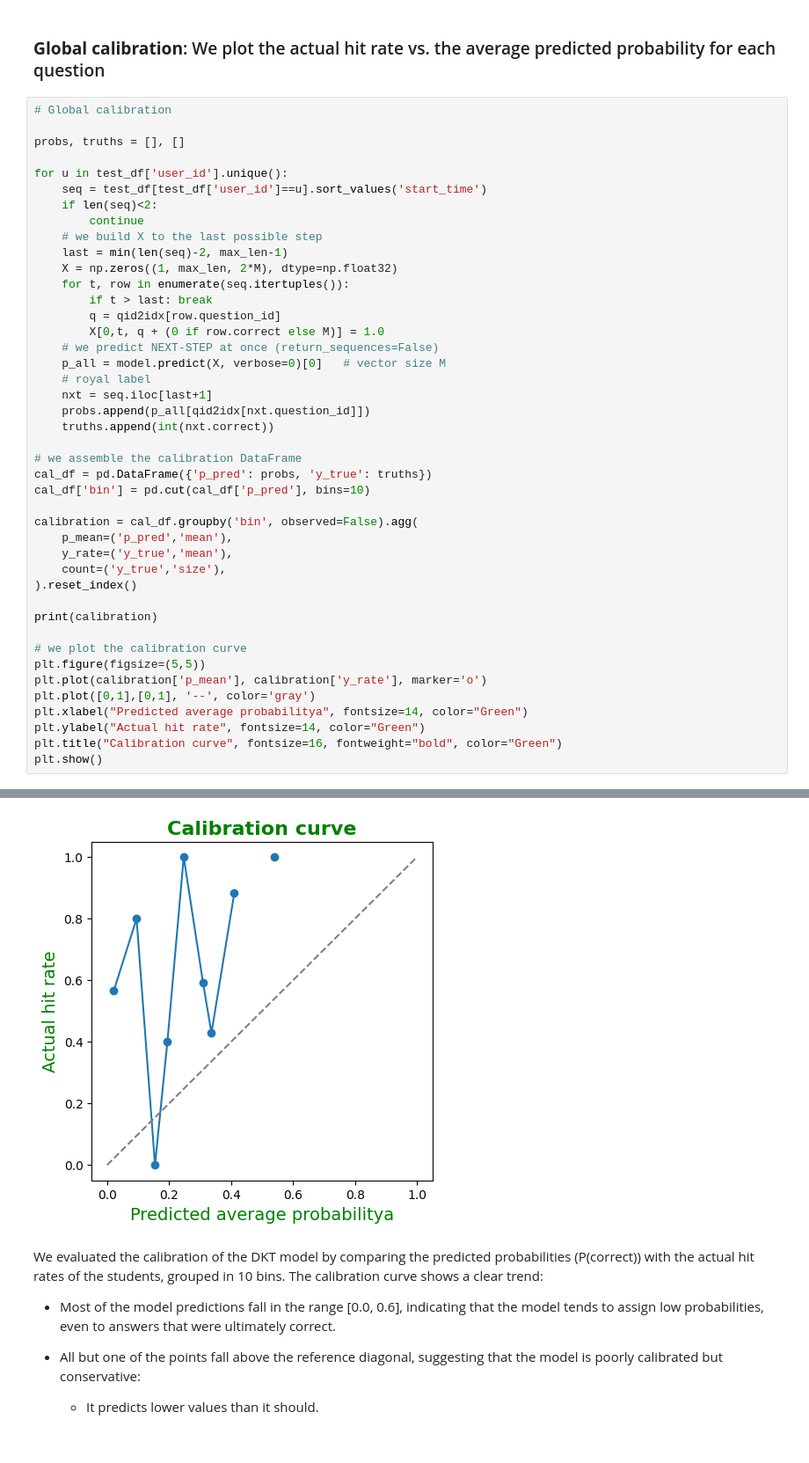
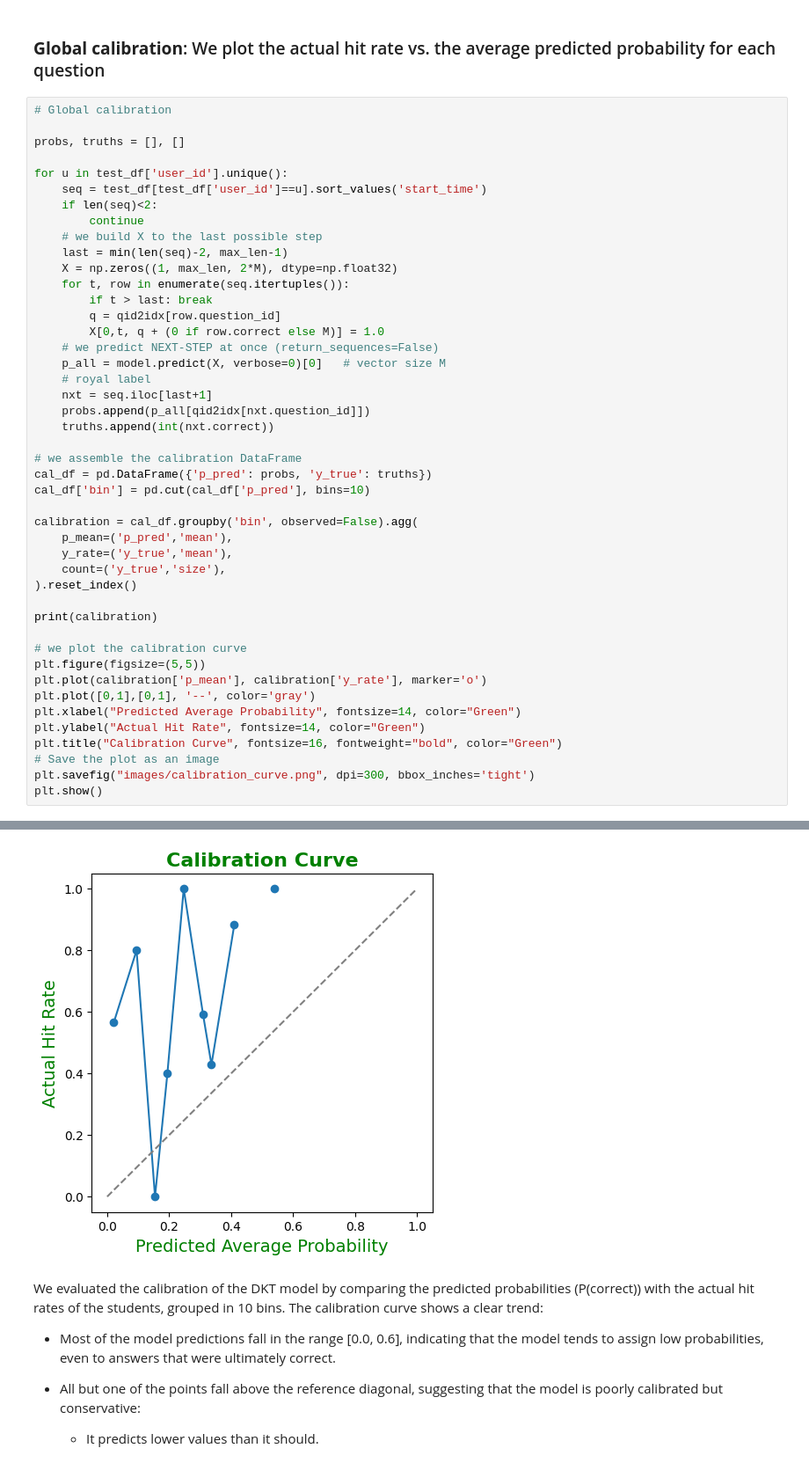
Before and after one commit to alriffaud/ML_Final_Project, a Jupyter notebook: Knowledge_Tracing_Models/3_DKT/dkt.ipynb, the cells around one changed output, grey strips where cells are left out. Shown: that part at 88% size. Drawn from its saved outputs; the diff is of its cells as text.

```diff
--- a/Knowledge_Tracing_Models/3_DKT/dkt.ipynb
+++ b/Knowledge_Tracing_Models/3_DKT/dkt.ipynb
@@ -568,37 +568,39 @@ for u in test_df['user_id'].unique():
 
 # we assemble the calibration DataFrame
 cal_df = pd.DataFrame({'p_pred': probs, 'y_true': truths})
 cal_df['bin'] = pd.cut(cal_df['p_pred'], bins=10)
 
 calibration = cal_df.groupby('bin', observed=False).agg(
     p_mean=('p_pred','mean'),
     y_rate=('y_true','mean'),
     count=('y_true','size'),
 ).reset_index()
 
 print(calibration)
 
 # we plot the calibration curve
 plt.figure(figsize=(5,5))
 plt.plot(calibration['p_mean'], calibration['y_rate'], marker='o')
 plt.plot([0,1],[0,1], '--', color='gray')
-plt.xlabel("Predicted average probabilitya", fontsize=14, color="Green")
-plt.ylabel("Actual hit rate", fontsize=14, color="Green")
-plt.title("Calibration curve", fontsize=16, fontweight="bold", color="Green")
+plt.xlabel("Predicted Average Probability", fontsize=14, color="Green")
+plt.ylabel("Actual Hit Rate", fontsize=14, color="Green")
+plt.title("Calibration Curve", fontsize=16, fontweight="bold", color="Green")
+# Save the plot as an image
+plt.savefig("images/calibration_curve.png", dpi=300, bbox_inches='tight')
 plt.show()
 # %% [output]
                   bin    p_mean    y_rate  count
 0  (0.000104, 0.0556]  0.021340  0.565657    198
 1      (0.0556, 0.11]  0.094844  0.800000    145
 2       (0.11, 0.165]  0.154364  0.000000      4
 3       (0.165, 0.22]  0.194370  0.400000     15
 4       (0.22, 0.275]  0.247056  1.000000      4
 5       (0.275, 0.33]  0.309506  0.591241    137
 6       (0.33, 0.385]  0.336628  0.428571      7
 7       (0.385, 0.44]  0.410223  0.882353     17
 8       (0.44, 0.495]       NaN       NaN      0
 9       (0.495, 0.55]  0.541023  1.000000      2
-[figure, old version]
+[figure, new version]
 # %% [markdown]
 We evaluated the calibration of the DKT model by comparing the predicted probabilities (P(correct)) with the actual hit rates of the students, grouped in 10 bins. The calibration curve shows a clear trend:
 
```
Also changed, not shown: parts of 4 cells of this notebook.
